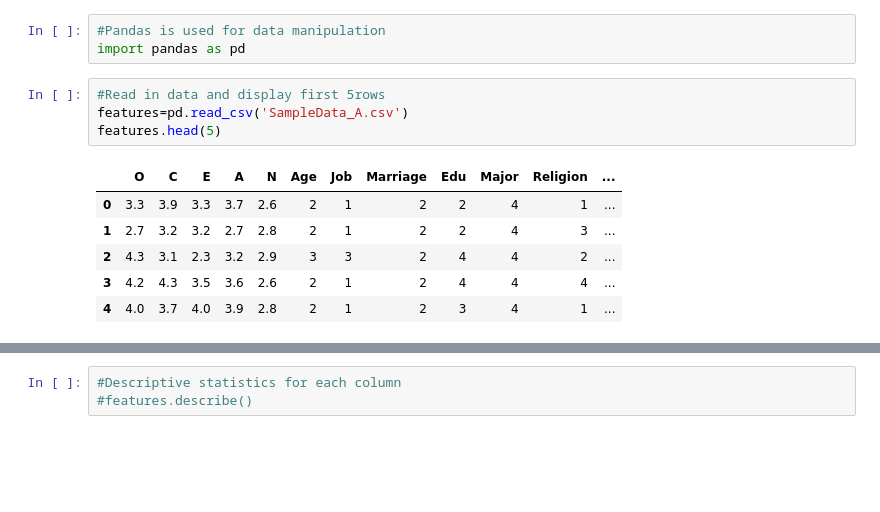
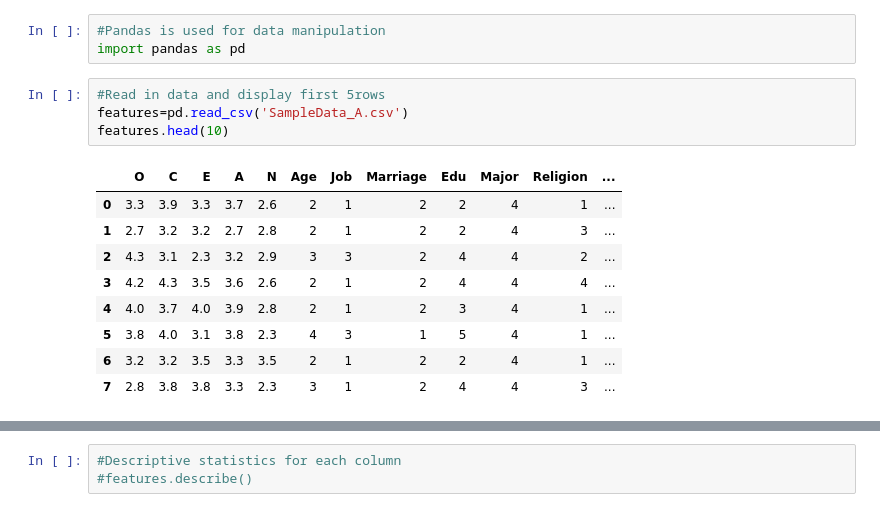
Before and after one commit to YoungmyoungKim/RF, a Jupyter notebook: RF_20190211.ipynb, the cells around one changed output, grey strips where cells are left out. Drawn from its saved outputs; the diff is of its cells as text; blank space fills up the shorter version.

```diff
--- a/RF_20190211.ipynb
+++ b/RF_20190211.ipynb
@@ -4,14 +4,17 @@ import pandas as pd
 # %%
 #Read in data and display first 5rows
 features=pd.read_csv('SampleData_A.csv')
-features.head(5)
+features.head(10)
 # %% [output]
 |  | O | C | E | A | N | Age | Job | Marriage | Edu | Major | Religion | ... |
 | 0 | 3.3 | 3.9 | 3.3 | 3.7 | 2.6 | 2 | 1 | 2 | 2 | 4 | 1 | ... |
 | 1 | 2.7 | 3.2 | 3.2 | 2.7 | 2.8 | 2 | 1 | 2 | 2 | 4 | 3 | ... |
 | 2 | 4.3 | 3.1 | 2.3 | 3.2 | 2.9 | 3 | 3 | 2 | 4 | 4 | 2 | ... |
 | 3 | 4.2 | 4.3 | 3.5 | 3.6 | 2.6 | 2 | 1 | 2 | 4 | 4 | 4 | ... |
 | 4 | 4.0 | 3.7 | 4.0 | 3.9 | 2.8 | 2 | 1 | 2 | 3 | 4 | 1 | ... |
+| 5 | 3.8 | 4.0 | 3.1 | 3.8 | 2.3 | 4 | 3 | 1 | 5 | 4 | 1 | ... |
+| 6 | 3.2 | 3.2 | 3.5 | 3.3 | 3.5 | 2 | 1 | 2 | 2 | 4 | 1 | ... |
+| 7 | 2.8 | 3.8 | 3.8 | 3.3 | 2.3 | 3 | 1 | 2 | 4 | 4 | 3 | ... |
 # %%
 print('The shape of our features is: ', features.shape)
 # %% [output]
```
Also changed, not shown: parts of 6 cells of this notebook, 2 other files.
